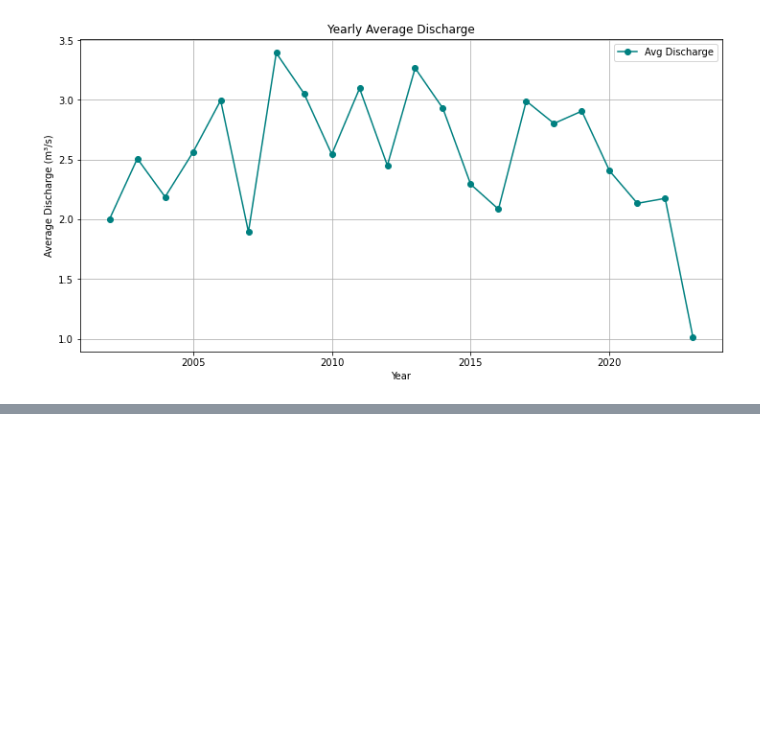
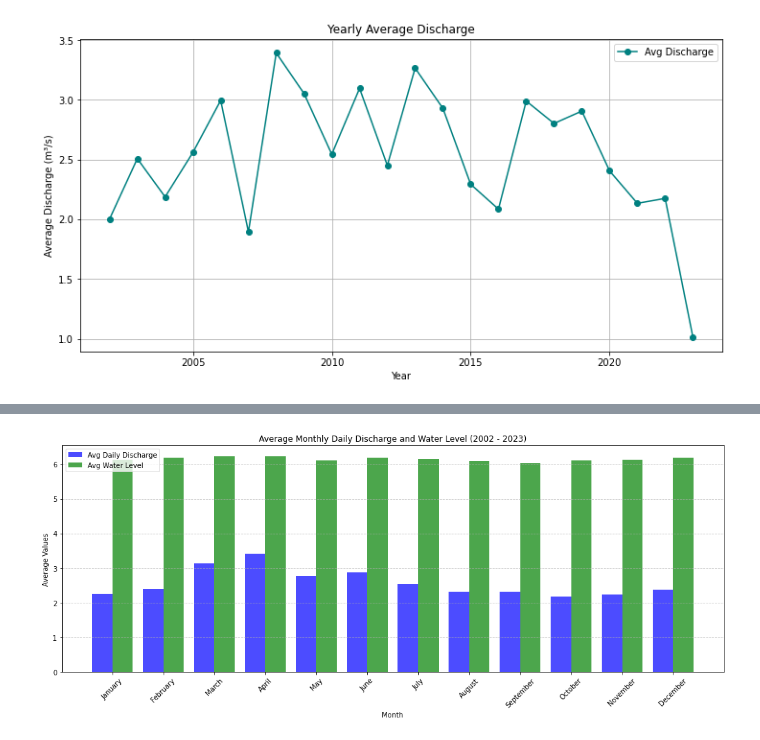
Before and after one commit to Lyimo-The-Destroyer/Papas-Piazzeria, a Jupyter notebook: Code Material/Flow data analysis.ipynb, the cells around one changed output, grey strips where cells are left out. Drawn from its saved outputs; the diff is of its cells as text; code cells hidden in the pictures; blank space fills up the shorter version.

```diff
--- a/Code Material/Flow data analysis.ipynb
+++ b/Code Material/Flow data analysis.ipynb
@@ -299,0 +320,31 @@ plt.show()
+# %%
+# Group by Month and calculate average for discharge and water level
+monthly_avg = flow_data_merged.groupby(flow_data_merged["Date"].dt.month)[["daily_discharge", "water_level"]].mean()
+
+# Rename the index to month names
+monthly_avg.index = [calendar.month_name[i] for i in monthly_avg.index]
+
+# Plot bar plot
+plt.figure(figsize=(14, 6))
+
+# Bar width and positions
+x = range(len(monthly_avg))
+width = 0.4
+
+# Plot for daily discharge
+plt.bar(x, monthly_avg["daily_discharge"], width=width, label="Avg Daily Discharge", color="blue", alpha=0.7)
+
+# Plot for water level
+plt.bar([i + width for i in x], monthly_avg["water_level"], width=width, label="Avg Water Level", color="green", alpha=0.7)
+
+# X-axis labels and title
+plt.xticks([i + width / 2 for i in x], monthly_avg.index, rotation=45)
+plt.xlabel("Month")
+plt.ylabel("Average Values")
+plt.title("Average Monthly Daily Discharge and Water Level (2002 - 2023)")
+plt.legend()
+plt.grid(axis="y", linestyle="--", alpha=0.7)
+plt.tight_layout()
+plt.show()
+# %% [output]
+[figure, added]
```
Also changed, not shown: parts of 20 cells of this notebook.
